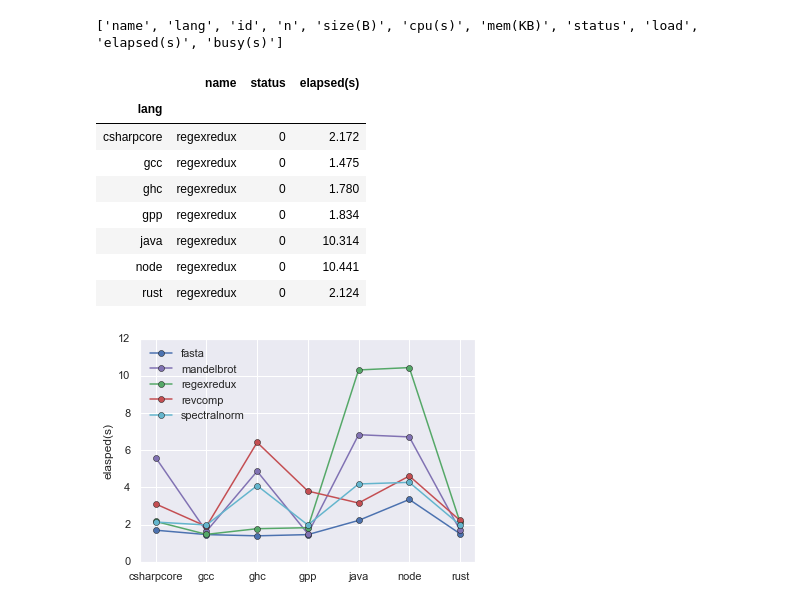
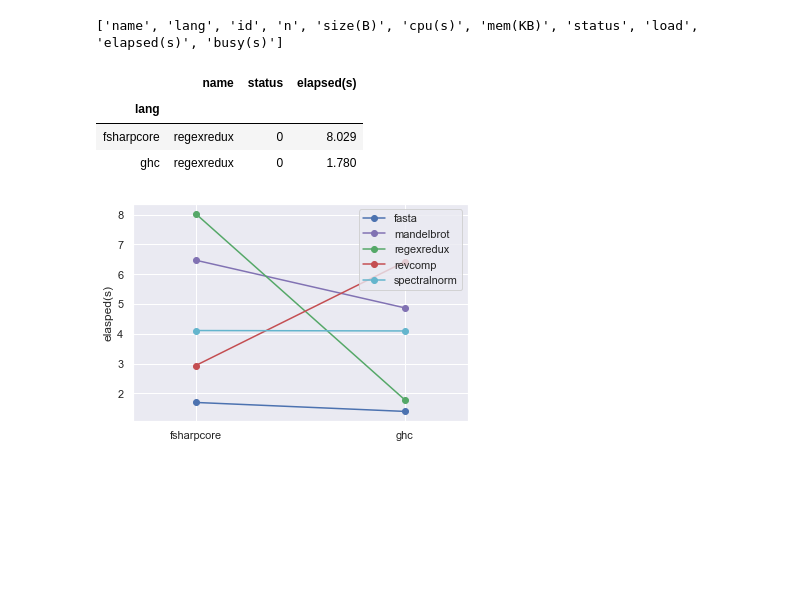
Before and after one commit to HansBlackCat/Python, a Jupyter notebook: benchmarksGame/main.ipynb, the cells around one changed output. Drawn from its saved outputs; the diff is of its cells as text; code cells hidden in the pictures; blank space fills up the shorter version.

```diff
--- a/benchmarksGame/main.ipynb
+++ b/benchmarksGame/main.ipynb
@@ -19,9 +19,13 @@ with open('main_data.csv') as f:
 # %%
 data = pd.read_csv('main_data.csv')
 data_r = data.iloc[:,[0,1,7,9]]
-data_lang = data_r[data_r['lang'].isin(['gcc','gpp','java','node','rust','csharpcore','ghc']
-                                       #+['go','typescript']
-                                       )]
+data_lang = data_r[data_r['lang'].isin([]
+                                    #+['gcc','gpp','java','node','rust','csharpcore','ghc']
+                                    #+['go','typescript']
+                                    #+['ghc','hipe','openj9','sbcl','fsharpcore']
+                                    +['ghc','fsharpcore']
+                                    #+['gpp','gcc','rust','go']
+                                    )]
 data_lang = data_lang[data_lang['elapsed(s)'] != 0]
 data_lang = data_lang[data_lang['status'] >= 0]
 
@@ -41,44 +45,40 @@ data_regexredux
 # %% [output]
 |  | name | status | elapsed(s) |
 | lang |  |  |  |
-| csharpcore | regexredux | 0 | 2.172 |
-| gcc | regexredux | 0 | 1.475 |
+| fsharpcore | regexredux | 0 | 8.029 |
 | ghc | regexredux | 0 | 1.780 |
-| gpp | regexredux | 0 | 1.834 |
-| java | regexredux | 0 | 10.314 |
-| node | regexredux | 0 | 10.441 |
-| rust | regexredux | 0 | 2.124 |
 # %%
 #plt.style.use('seaborn-whitegrid')
 #fig=plt.hist(data_fasta['elapsed(s)'], histtype='bar', color='steelblue')
 fig=plt.figure()
 plt.plot(data_fasta['elapsed(s)'],'-ob', label='fasta')
 #plt.plot(data_binarytrees['elapsed(s)'],'-og')
 #plt.plot(data_fannkuchredux['elapsed(s)'],'-or')
 #plt.plot(data_knucleotide['elapsed(s)'],'-oc')
 plt.plot(data_mandelbrot['elapsed(s)'],'-om', label='mandelbrot')
 #plt.plot(data_nbody['elapsed(s)'],'-oy')
 #plt.plot(data_pidigits['elapsed(s)'],'-ok', label='pidigits')
 plt.plot(data_regexredux['elapsed(s)'],'-og', label='regexredux')
 plt.plot(data_revcomp['elapsed(s)'],'-or', label='revcomp')
 plt.plot(data_spectralnorm['elapsed(s)'],'-oc', label='spectralnorm')
 plt.ylabel('elasped(s)')
-plt.xlim(-0.3,6.3)
+plt.xlim(-0.3,1.3)
 
-plt.legend(loc=2);
+
+plt.legend(loc=0);
 """
 plt.subplot(2,1,1)
 plt.title('Fasta')
 plt.ylabel('elapsed(s)')
 plt.ylim(0,5)
 plt.plot(data_fasta['elapsed(s)'],'-ok')
 
 plt.subplot(2,1,2)
 plt.plot([1,2,3],[2,3,4])
 """
-fig.savefig('data_1.png')
+fig.savefig('data_1(Functional2).png')
 # %% [output]
-[figure, old version]
+[figure, new version]
 # %%
 #plt.style.use('seaborn-whitegrid')
 fig2=plt.figure()
```
Also changed, not shown: parts of 1 cell of this notebook, 6 other files.
